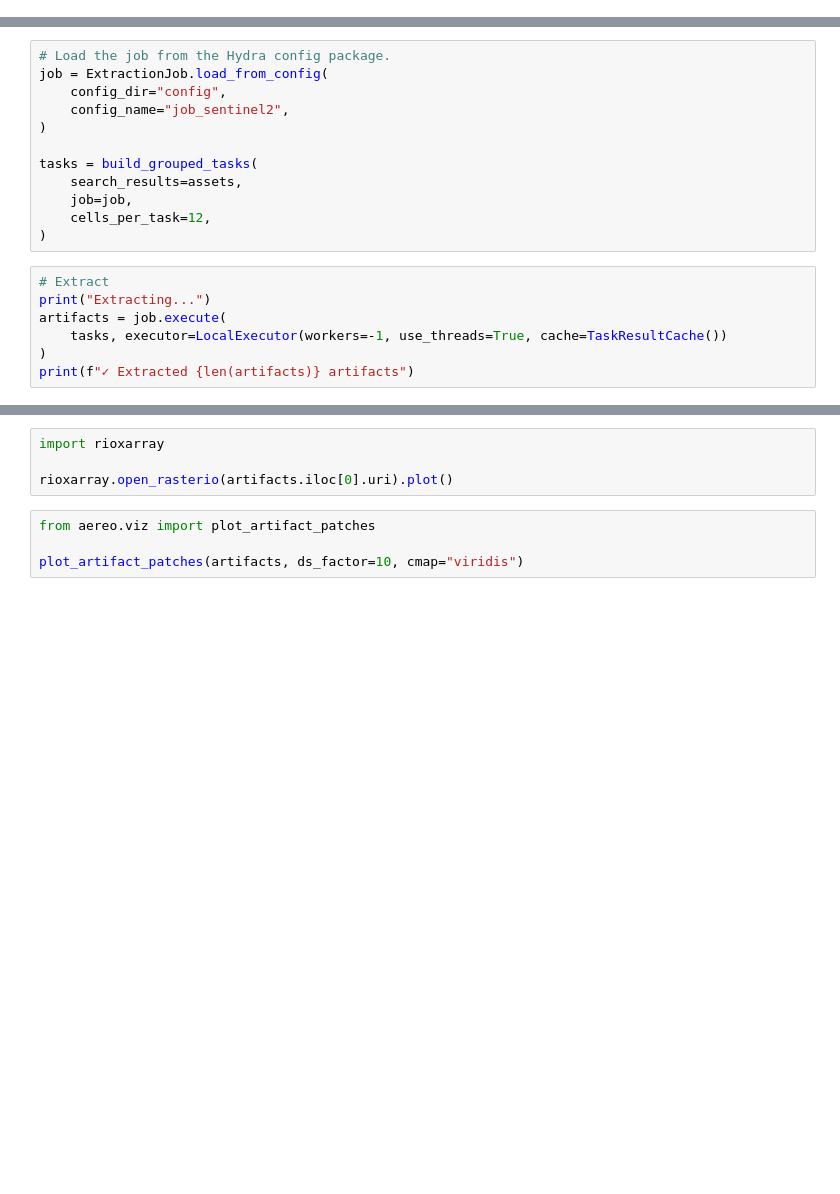
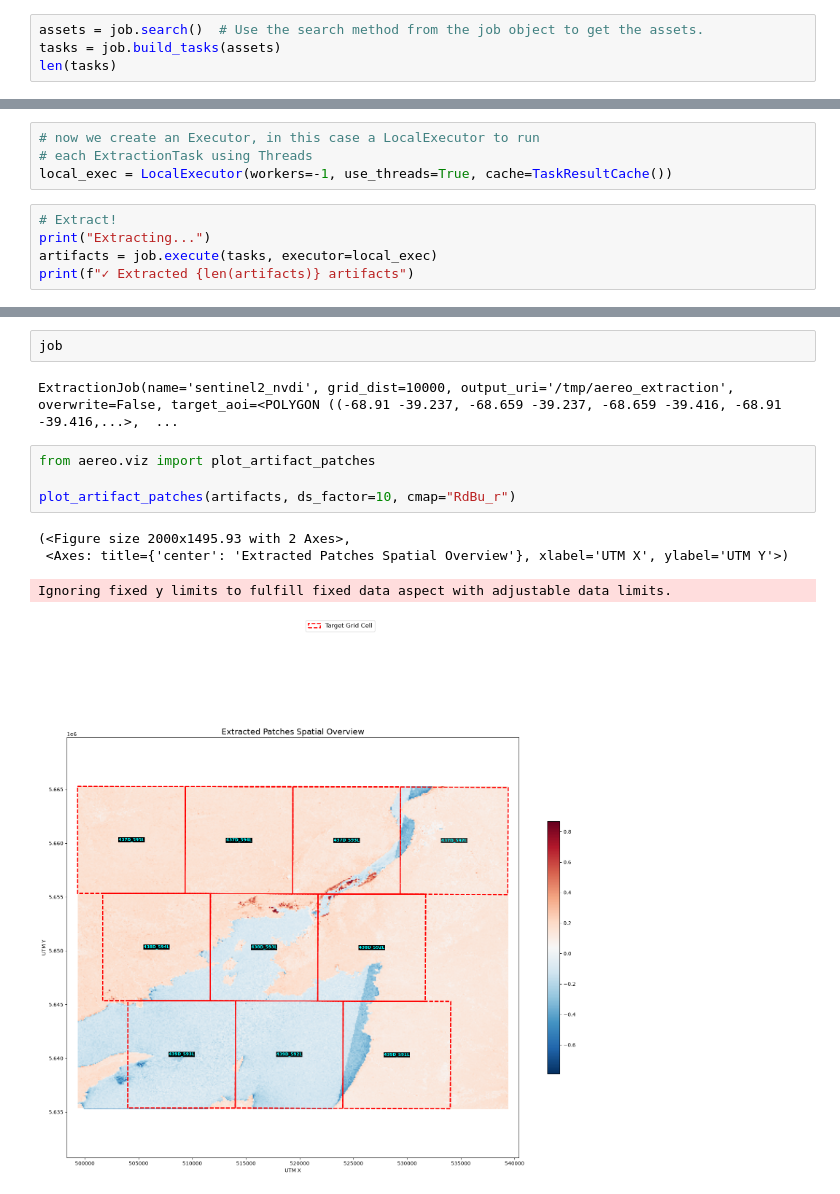
Before and after one commit to frandorr/aereo, a Jupyter notebook: examples/01-sentinel2.ipynb, the cells around one changed output, grey strips where cells are left out. Saved outputs shown, nothing was run; the diff lists cells and outputs as text; blank space fills up the shorter version.

```diff
--- a/examples/01-sentinel2.ipynb
+++ b/examples/01-sentinel2.ipynb
@@ -28,0 +11,4 @@ assets = search_stac(
+# %%
+assets = job.search()  # Use the search method from the job object to get the assets.
+tasks = job.build_tasks(assets)
+len(tasks)
@@ -29,19 +19,9 @@ assets = search_stac(
 # %%
-# Load the job from the Hydra config package.
-job = ExtractionJob.load_from_config(
-    config_dir="config",
-    config_name="job_sentinel2",
-)
-
-tasks = build_grouped_tasks(
-    search_results=assets,
-    job=job,
-    cells_per_task=12,
-)
+# now we create an Executor, in this case a LocalExecutor to run
+# each ExtractionTask using Threads
+local_exec = LocalExecutor(workers=-1, use_threads=True, cache=TaskResultCache())
 # %%
-# Extract
+# Extract!
 print("Extracting...")
-artifacts = job.execute(
-    tasks, executor=LocalExecutor(workers=-1, use_threads=True, cache=TaskResultCache())
-)
+artifacts = job.execute(tasks, executor=local_exec)
 print(f"✓ Extracted {len(artifacts)} artifacts")
@@ -48,8 +32,13 @@ print(f"✓ Extracted {len(artifacts)} artifacts")
-# %%
-import rioxarray
-
-rioxarray.open_rasterio(artifacts.iloc[0].uri).plot()
+# %%
+job
+# %% [output]
+ExtractionJob(name='sentinel2_nvdi', grid_dist=10000, output_uri='/tmp/aereo_extraction', overwrite=False, target_aoi=<POLYGON ((-68.91 -39.237, -68.659 -39.237, -68.659 -39.416, -68.91 -39.416,...>,  ...
 # %%
 from aereo.viz import plot_artifact_patches
 
-plot_artifact_patches(artifacts, ds_factor=10, cmap="viridis")
+plot_artifact_patches(artifacts, ds_factor=10, cmap="RdBu_r")
+# %% [output]
+(<Figure size 2000x1495.93 with 2 Axes>,
+ <Axes: title={'center': 'Extracted Patches Spatial Overview'}, xlabel='UTM X', ylabel='UTM Y'>)
+Ignoring fixed y limits to fulfill fixed data aspect with adjustable data limits.
+[figure, added]
```
Also changed, not shown: parts of 3 cells of this notebook, 30 other files.
